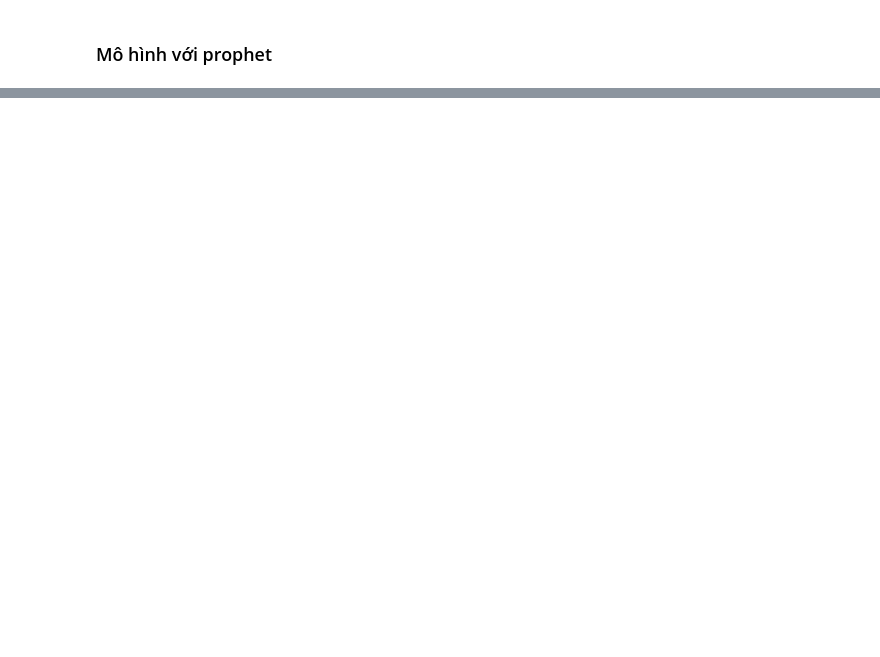
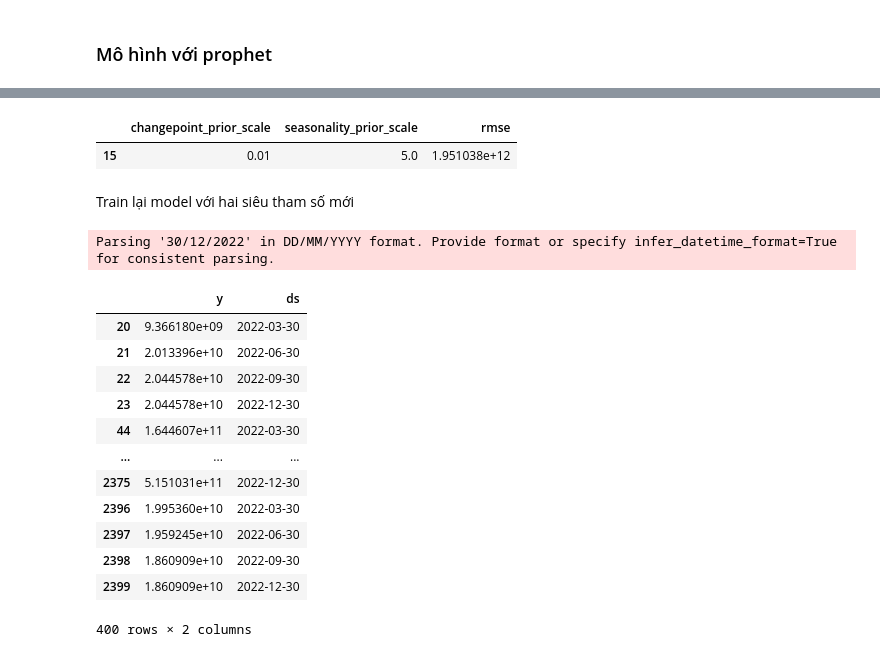
Before and after one commit to minhtringuyennn/NMKHDL_Project, a Jupyter notebook: crawl/crawl_data.ipynb, the cells around one changed output, grey strips where cells are left out. Saved outputs shown, nothing was run; the diff lists cells and outputs as text; code cells hidden in the pictures; blank space fills up the shorter version.

```diff
--- a/crawl/crawl_data.ipynb
+++ b/crawl/crawl_data.ipynb
@@ -985,6 +1004,9 @@ def calc_date_time(row):
 # %%
 df_new = df_test_1.copy()
 df_new['date'] = df_new.apply(calc_date_time,axis=1)
+
+df_new_2 = df_test_2.copy()
+df_new_2['date'] = df_new_2.apply(calc_date_time,axis=1)
 # %%
 df_train = df_new[['netRevenue','date']]
 df_train
@@ -1038,0 +1205,7 @@ plot_plotly(m,forecast)
+# %%
+tuning_results[tuning_results.rmse == min(tuning_results.rmse)]
+# %% [output]
+|  | changepoint_prior_scale | seasonality_prior_scale | rmse |
+| 15 | 0.01 | 5.0 | 1.951038e+12 |
+# %% [markdown]
+Train lại model với hai siêu tham số mới
@@ -1038,0 +1214,20 @@ plot_plotly(m,forecast)
+# %%
+# Test set
+df_test = df_new_2[['netRevenue','date']].rename(columns={'netRevenue':'y','date':'ds'})
+df_test.ds = pd.to_datetime(df_test.ds)
+df_test
+# %% [output]
+Parsing '30/12/2022' in DD/MM/YYYY format. Provide format or specify infer_datetime_format=True for consistent parsing.
+|  | y | ds |
+| 20 | 9.366180e+09 | 2022-03-30 |
+| 21 | 2.013396e+10 | 2022-06-30 |
+| 22 | 2.044578e+10 | 2022-09-30 |
+| 23 | 2.044578e+10 | 2022-12-30 |
+| 44 | 1.644607e+11 | 2022-03-30 |
+| ... | ... | ... |
+| 2375 | 5.151031e+11 | 2022-12-30 |
+| 2396 | 1.995360e+10 | 2022-03-30 |
+| 2397 | 1.959245e+10 | 2022-06-30 |
+| 2398 | 1.860909e+10 | 2022-09-30 |
+| 2399 | 1.860909e+10 | 2022-12-30 |
+400 rows × 2 columns
```
Also changed, not shown: parts of 31 cells of this notebook.
